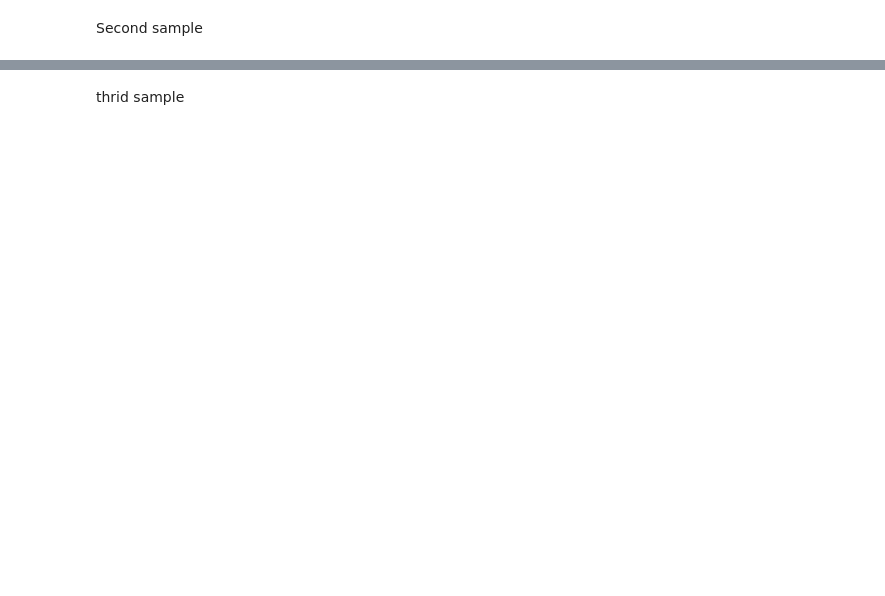
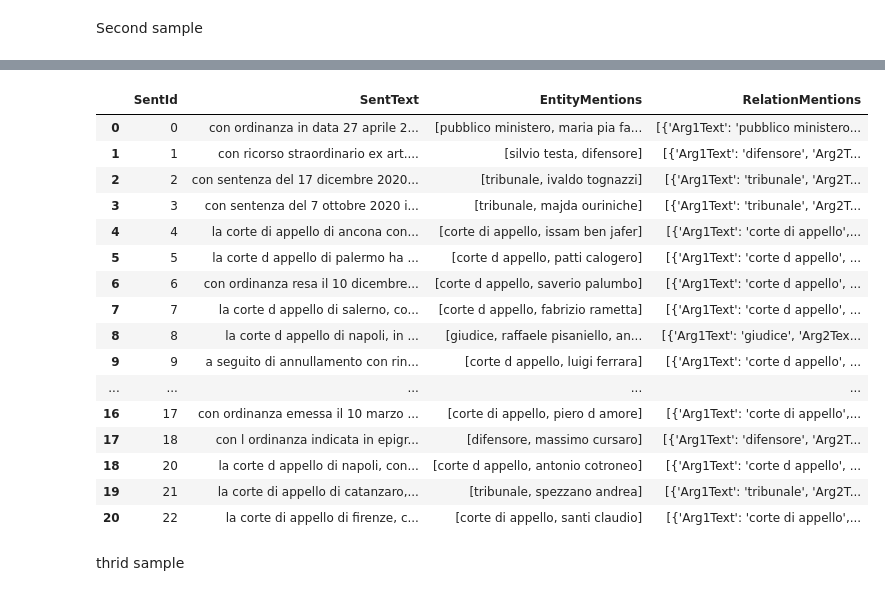
Before and after one commit to Gianpe/NLP_Anonymization, a Jupyter notebook: notebooks/Step2_DataPreparation/DataUnd_DataPrep.ipynb, the cells around one changed output, grey strips where cells are left out. Cells and saved outputs as stored; diff of their text form; code cells hidden in the pictures; blank space fills up the shorter version.

```diff
--- a/notebooks/Step2_DataPreparation/DataUnd_DataPrep.ipynb
+++ b/notebooks/Step2_DataPreparation/DataUnd_DataPrep.ipynb
@@ -86,3 +158,25 @@ s2
+# %%
+s2 = s2[s2['EntityMentions'] != s2['RelationMentions'] ]
+s2.reset_index(drop = True, inplace = True)
+s2
+# %% [output]
+|  | SentId | SentText | EntityMentions | RelationMentions |
+| 0 | 0 | con ordinanza in data 27 aprile 2... | [pubblico ministero, maria pia fa... | [{'Arg1Text': 'pubblico ministero... |
+| 1 | 1 | con ricorso straordinario ex art.... | [silvio testa, difensore] | [{'Arg1Text': 'difensore', 'Arg2T... |
+| 2 | 2 | con sentenza del 17 dicembre 2020... | [tribunale, ivaldo tognazzi] | [{'Arg1Text': 'tribunale', 'Arg2T... |
+| 3 | 3 | con sentenza del 7 ottobre 2020 i... | [tribunale, majda ouriniche] | [{'Arg1Text': 'tribunale', 'Arg2T... |
+| 4 | 4 | la corte di appello di ancona con... | [corte di appello, issam ben jafer] | [{'Arg1Text': 'corte di appello',... |
+| 5 | 5 | la corte d appello di palermo ha ... | [corte d appello, patti calogero] | [{'Arg1Text': 'corte d appello', ... |
+| 6 | 6 | con ordinanza resa il 10 dicembre... | [corte d appello, saverio palumbo] | [{'Arg1Text': 'corte d appello', ... |
+| 7 | 7 | la corte d appello di salerno, co... | [corte d appello, fabrizio rametta] | [{'Arg1Text': 'corte d appello', ... |
+| 8 | 8 | la corte d appello di napoli, in ... | [giudice, raffaele pisaniello, an... | [{'Arg1Text': 'giudice', 'Arg2Tex... |
+| 9 | 9 | a seguito di annullamento con rin... | [corte d appello, luigi ferrara] | [{'Arg1Text': 'corte d appello', ... |
+| ... | ... | ... | ... | ... |
+| 16 | 17 | con ordinanza emessa il 10 marzo ... | [corte di appello, piero d amore] | [{'Arg1Text': 'corte di appello',... |
+| 17 | 18 | con l ordinanza indicata in epigr... | [difensore, massimo cursaro] | [{'Arg1Text': 'difensore', 'Arg2T... |
+| 18 | 20 | la corte d appello di napoli, con... | [corte d appello, antonio cotroneo] | [{'Arg1Text': 'corte d appello', ... |
+| 19 | 21 | la corte di appello di catanzaro,... | [tribunale, spezzano andrea] | [{'Arg1Text': 'tribunale', 'Arg2T... |
+| 20 | 22 | la corte di appello di firenze, c... | [corte di appello, santi claudio] | [{'Arg1Text': 'corte di appello',... |
 # %% [markdown]
 thrid sample
 # %%
```
Also changed, not shown: parts of 26 cells of this notebook, 13 other files.
